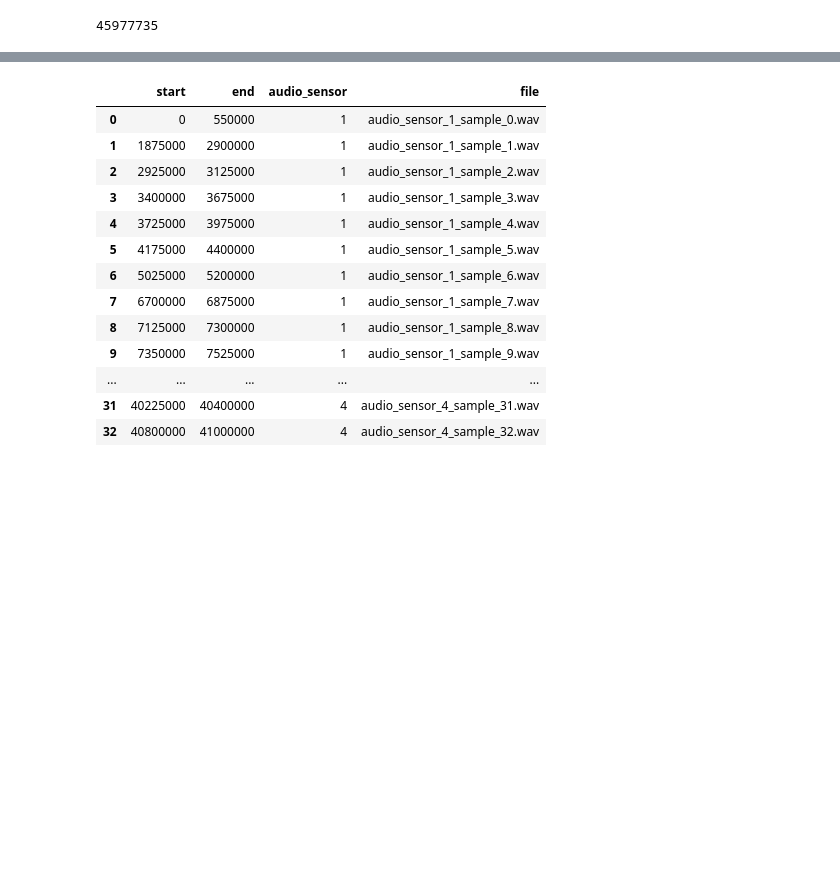
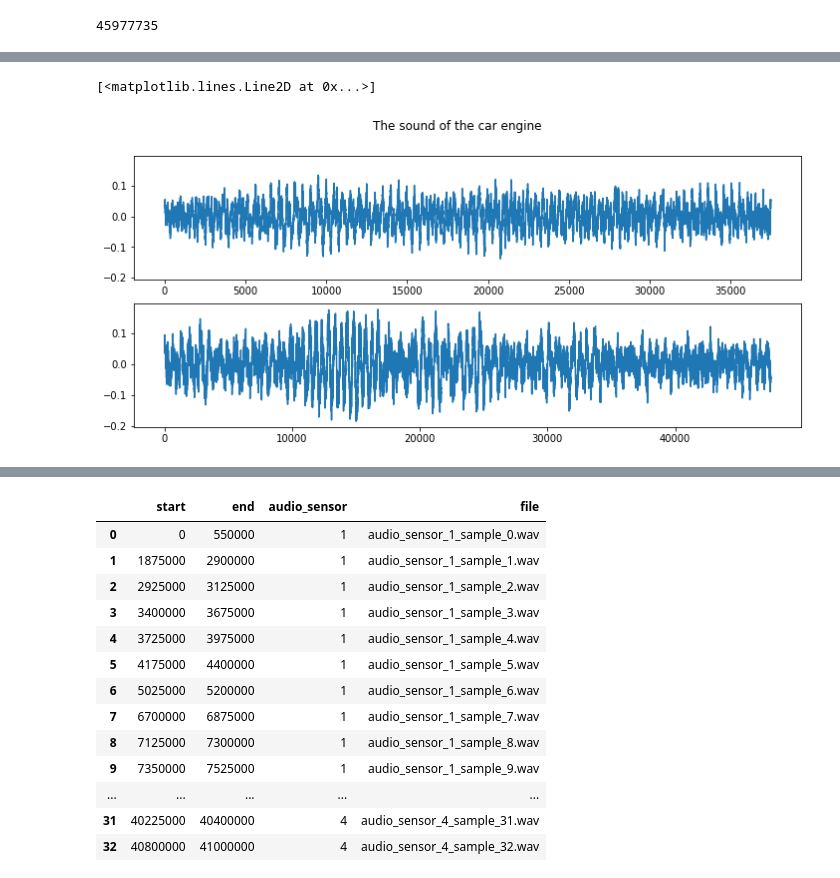
Before and after one commit to HealthyMindTech/junction-2021-floormagic, a Jupyter notebook: junction21_aud.ipynb, the cells around one changed output, grey strips where cells are left out. Saved outputs shown, nothing was run; the diff lists cells and outputs as text; code cells hidden in the pictures; blank space fills up the shorter version.

```diff
--- a/junction21_aud.ipynb
+++ b/junction21_aud.ipynb
@@ -167,0 +197,11 @@ ipd.Audio(selected_aud[sound_clips[5][0]:sound_clips[5][1]], rate=22050)
+# %%
+# the sound of a car engine
+carengine1 = selected_aud[sound_clips[2][0]:sound_clips[2][1]]
+carengine2 = selected_aud[sound_clips[31][0]:sound_clips[31][1]]
+fig, axs = plt.subplots(2, figsize=(12,5), sharey=True,)
+fig.suptitle('The sound of the car engine')
+axs[0].plot(carengine1)
+axs[1].plot(carengine2)
+# %% [output]
+[<matplotlib.lines.Line2D at 0x...>]
+[figure, added]
```
Also changed, not shown: parts of 16 cells of this notebook, 4 other files.
